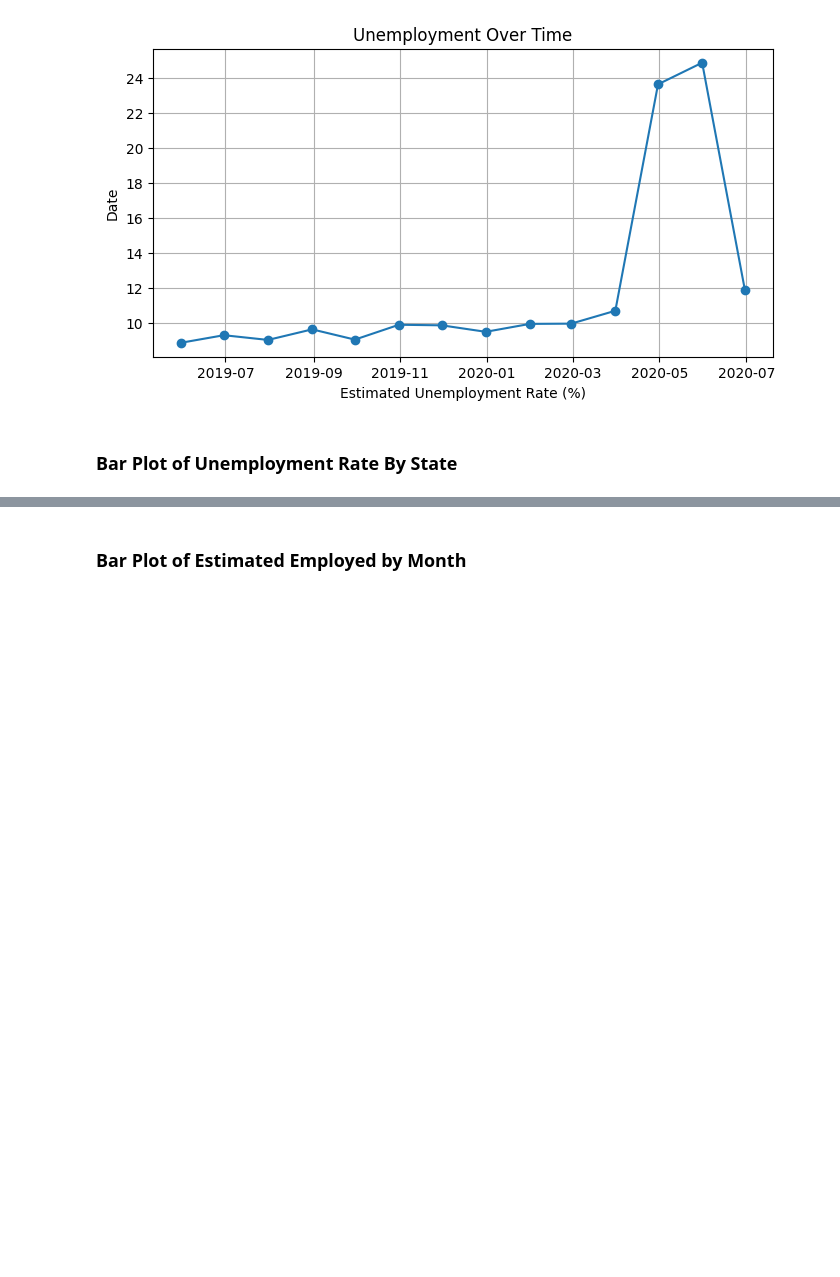
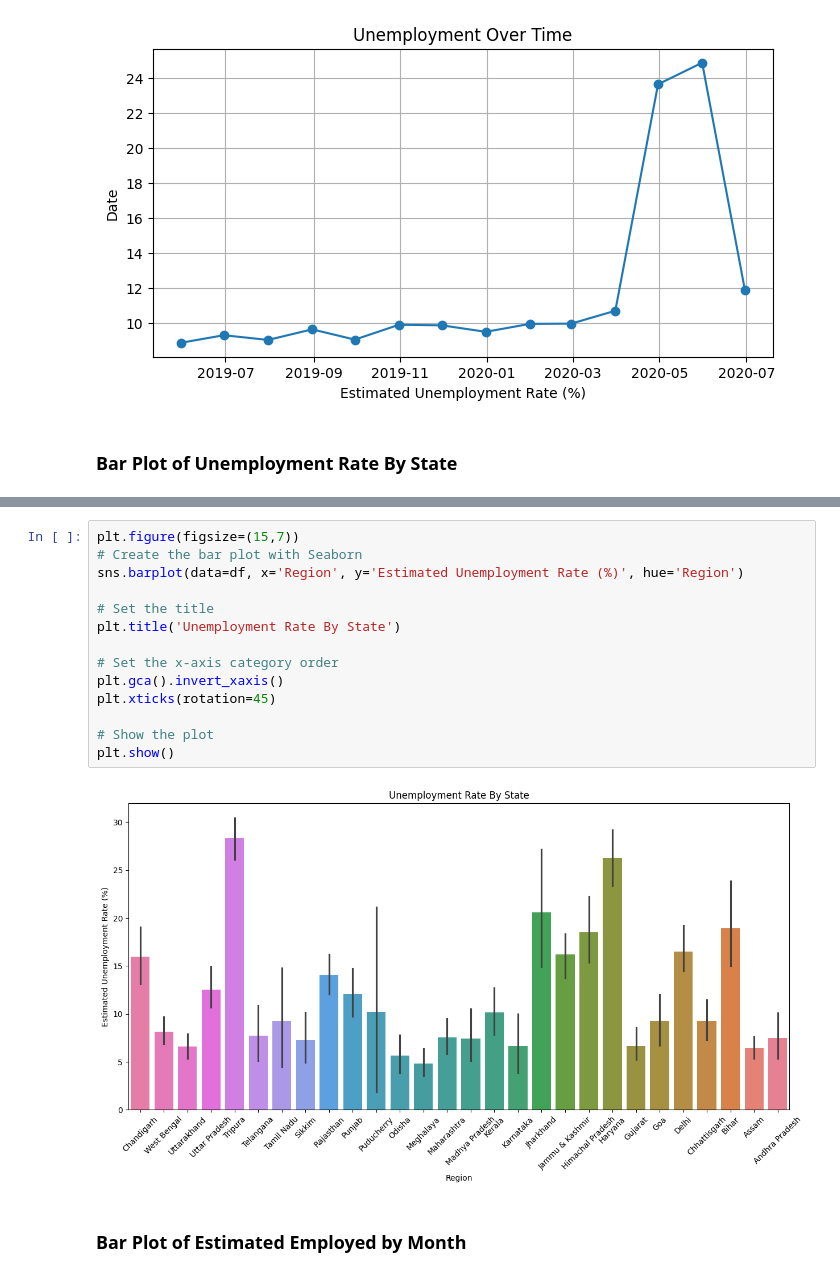
Before and after one commit to ayshahaneena/Covid-19-Unemployment-Analysis, a Jupyter notebook: Unemployment_in_India.ipynb, the cells around one changed output, grey strips where cells are left out. Drawn from its saved outputs; the diff is of its cells as text; blank space fills up the shorter version.

```diff
--- a/Unemployment_in_India.ipynb
+++ b/Unemployment_in_India.ipynb
@@ -168,2 +162,18 @@ fig.show()
+# %%
+plt.figure(figsize=(15,7))
+# Create the bar plot with Seaborn
+sns.barplot(data=df, x='Region', y='Estimated Unemployment Rate (%)', hue='Region')
+
+# Set the title
+plt.title('Unemployment Rate By State')
+
+# Set the x-axis category order
+plt.gca().invert_xaxis()
+plt.xticks(rotation=45)
+
+# Show the plot
+plt.show()
+# %% [output]
+[figure, added]
 # %% [markdown]
 ### Bar Plot of Estimated Employed by Month
```
Also changed, not shown: parts of 3 cells of this notebook.
